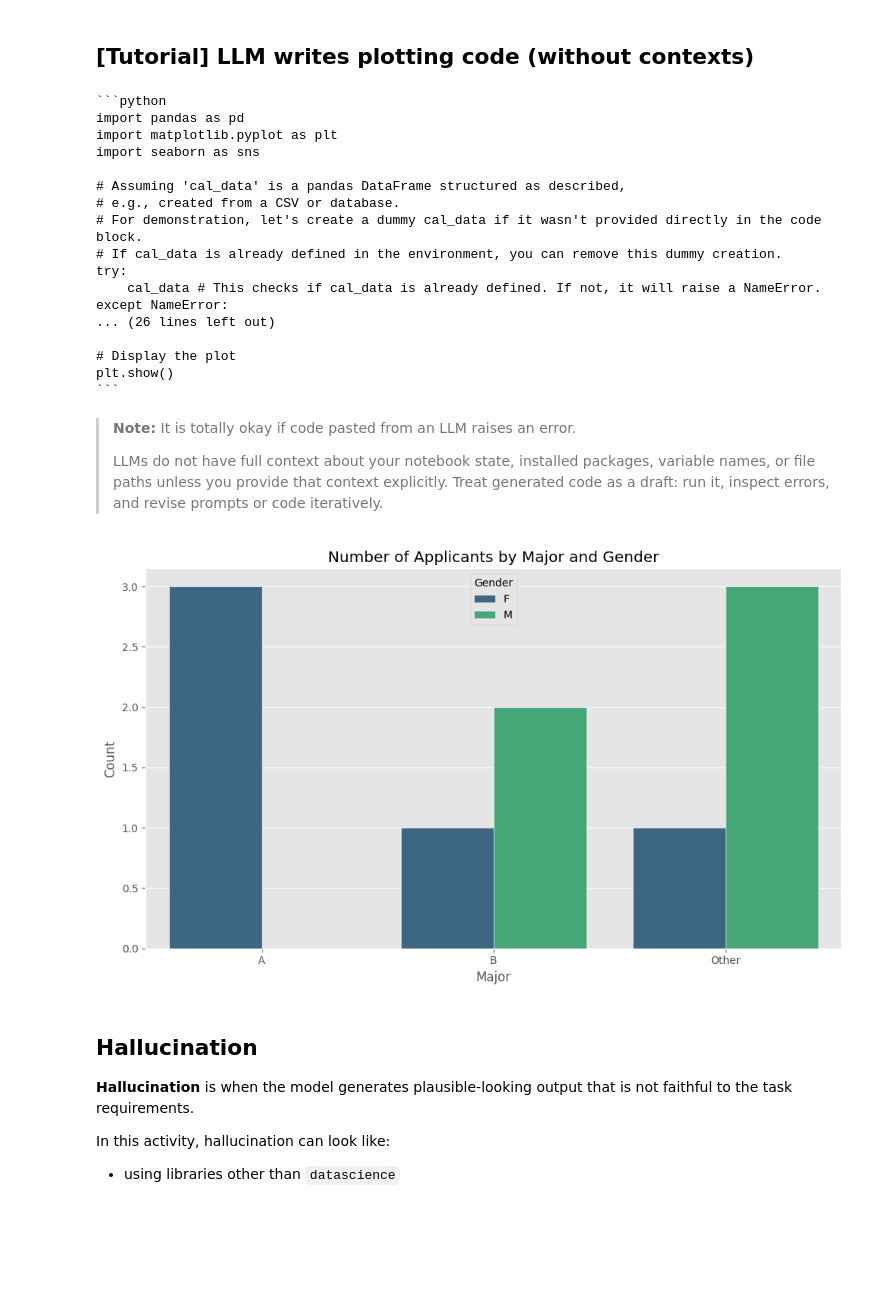
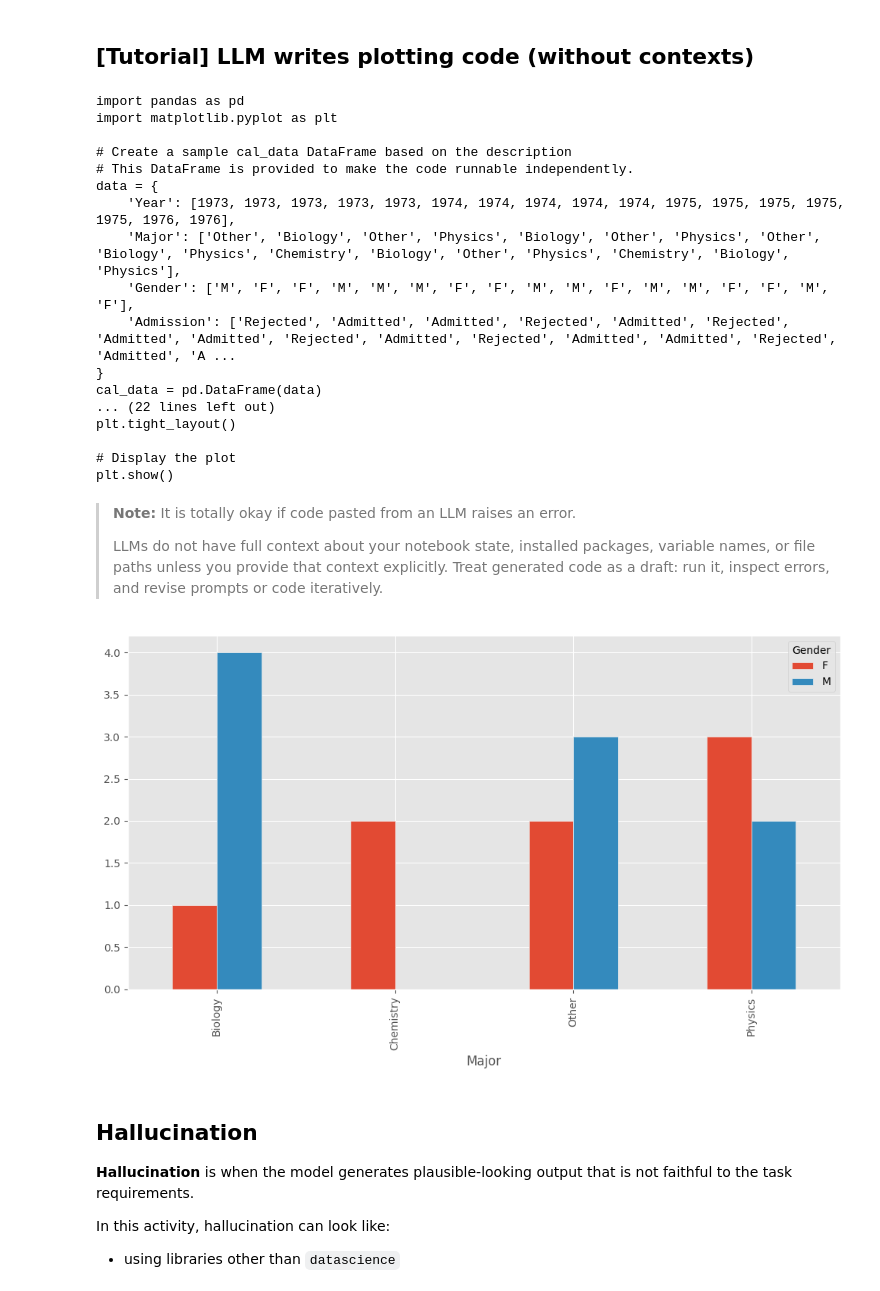
Before and after one commit to dubois-ctds/dubois-2026, a Jupyter notebook: ai-workshop-may2026/workshop3_ai.ipynb, the cells around one changed output. Drawn from its saved outputs; the diff is of its cells as text; code cells hidden in the pictures; blank space fills up the shorter version.

````diff
--- a/ai-workshop-may2026/workshop3_ai.ipynb
+++ b/ai-workshop-may2026/workshop3_ai.ipynb
@@ -248,7 +248,8 @@ In Workshop 2: Visualization, you created a `num_applicant` table that shows the
 ## [Tutorial] LLM writes plotting code (without contexts)
 # %%
 # Example prompt with weak constraints (more likely to hallucinate)
-
+# Reload so cal_data is a datascience Table (pasted LLM code below may overwrite this name).
+cal_data = Table.read_table('UCBerkeley1973_Admission.csv')
 preview = str(cal_data.take(5))
 
 response = client.models.generate_content(
@@ -258,29 +259,31 @@ response = client.models.generate_content(
         "Write Python code to make a bar chart of applicants by major and gender.",
         "Use the provided table variable cal_data.",
         "Use any approach you think is best.",
-        "Include code only. Make sure the code doesn't include any elipses or `...` ",
+        "Return complete, runnable Python code only (no explanation).",
+        "Do not add ```python or ``` at the beginning or end of your code.",
+        "Do not make any assumptions about the data instead make sure you provide all code necessary to run the code without depending on the other cells"
     ],
 )
 
 print(response.text)
 # %% [output]
-```python
 import pandas as pd
 import matplotlib.pyplot as plt
-import seaborn as sns
 
-# Assuming 'cal_data' is a pandas DataFrame structured as described,
-# e.g., created from a CSV or database.
-# For demonstration, let's create a dummy cal_data if it wasn't provided directly in the code block.
-# If cal_data is already defined in the environment, you can remove this dummy creation.
-try:
-    cal_data # This checks if cal_data is already defined. If not, it will raise a NameError.
-except NameError:
-... (26 lines left out)
+# Create a sample cal_data DataFrame based on the description
+# This DataFrame is provided to make the code runnable independently.
+data = {
+    'Year': [1973, 1973, 1973, 1973, 1973, 1974, 1974, 1974, 1974, 1974, 1975, 1975, 1975, 1975, 1975, 1976, 1976],
+    'Major': ['Other', 'Biology', 'Other', 'Physics', 'Biology', 'Other', 'Physics', 'Other', 'Biology', 'Physics', 'Chemistry', 'Biology', 'Other', 'Physics', 'Chemistry', 'Biology', 'Physics'],
+    'Gender': ['M', 'F', 'F', 'M', 'M', 'M', 'F', 'F', 'M', 'M', 'F', 'M', 'M', 'F', 'F', 'M', 'F'],
+    'Admission': ['Rejected', 'Admitted', 'Admitted', 'Rejected', 'Admitted', 'Rejected', 'Admitted', 'Admitted', 'Rejected', 'Admitted', 'Rejected', 'Admitted', 'Admitted', 'Rejected', 'Admitted', 'A ...
+}
+cal_data = pd.DataFrame(data)
+... (22 lines left out)
+plt.tight_layout()
 
 # Display the plot
 plt.show()
-```
 # %% [markdown]
 > **Note:** It is totally okay if code pasted from an LLM raises an error.
 >
@@ -288,34 +291,36 @@ plt.show()
 # %%
 import pandas as pd
 import matplotlib.pyplot as plt
-import seaborn as sns
 
-# Assume cal_data is already loaded as a pandas DataFrame
-# For demonstration purposes, I will create a dummy cal_data DataFrame
-# based on the provided sample structure.
+# Create a sample cal_data DataFrame based on the description
+# This DataFrame is provided to make the code runnable independently.
 data = {
-    'Year': [1973, 1973, 1973, 1973, 1974, 1974, 1974, 1974, 1975, 1975],
-    'Major': ['Other', 'A', 'Other', 'A', 'B', 'Other', 'B', 'A', 'Other', 'B'],
-    'Gender': ['M', 'F', 'M', 'F', 'M', 'F', 'M', 'F', 'M', 'F'],
-    'Admission': ['Rejected', 'Accepted', 'Accepted', 'Rejected', 'Accepted', 'Rejected', 'Rejected', 'Accepted', 'Accepted', 'Accepted']
+    'Year': [1973, 1973, 1973, 1973, 1973, 1974, 1974, 1974, 1974, 1974, 1975, 1975, 1975, 1975, 1975, 1976, 1976],
+    'Major': ['Other', 'Biology', 'Other', 'Physics', 'Biology', 'Other', 'Physics', 'Other', 'Biology', 'Physics', 'Chemistry', 'Biology', 'Other', 'Physics', 'Chemistry', 'Biology', 'Physics'],
+    'Gender': ['M', 'F', 'F', 'M', 'M', 'M', 'F', 'F', 'M', 'M', 'F', 'M', 'M', 'F', 'F', 'M', 'F'],
+    'Admission': ['Rejected', 'Admitted', 'Admitted', 'Rejected', 'Admitted', 'Rejected', 'Admitted', 'Admitted', 'Rejected', 'Admitted', 'Rejected', 'Admitted', 'Admitted', 'Rejected', 'Admitted', 'Admitted', 'Rejected']
 }
 cal_data = pd.DataFrame(data)
 
-# Group by Major and Gender and count applicants
-applicant_counts = cal_data.groupby(['Major', 'Gender']).size().reset_index(name='Count')
+# Group the data by Major and Gender, then count the number of applicants.
+# unstack() reshapes the table so 'Gender' becomes columns, which is suitable for plotting.
+# fill_value=0 ensures that if a Major doesn't have applicants of a certain gender, it defaults to 0 instead of NaN.
+applicant_counts = cal_data.groupby(['Major', 'Gender']).size().unstack(fill_value=0)
 
 # Create the bar chart
-plt.figure(figsize=(10, 6))
-sns.barplot(data=applicant_counts, x='Major', y='Count', hue='Gender', palette='viridis')
+fig, ax = plt.subplots(figsize=(10, 6))
 
-plt.title('Number of Applicants by Major and Gender')
-plt.xlabel('Major')
+# Plotting a grouped bar chart
+applicant_counts.plot(kind='bar', ax=ax)
+
+# Add title and labels
 ...
-plt.legend(title='Gender')
-plt.tight_layout() # Adjust layout to prevent labels from overlapping
+plt.tight_layout()
+
+# Display the plot
 plt.show()
 # %% [output]
-[figure, old version]
+[figure, new version]
 # %% [markdown]
 ## Hallucination
 
````
Also changed, not shown: parts of 13 cells of this notebook, 1 other file.
